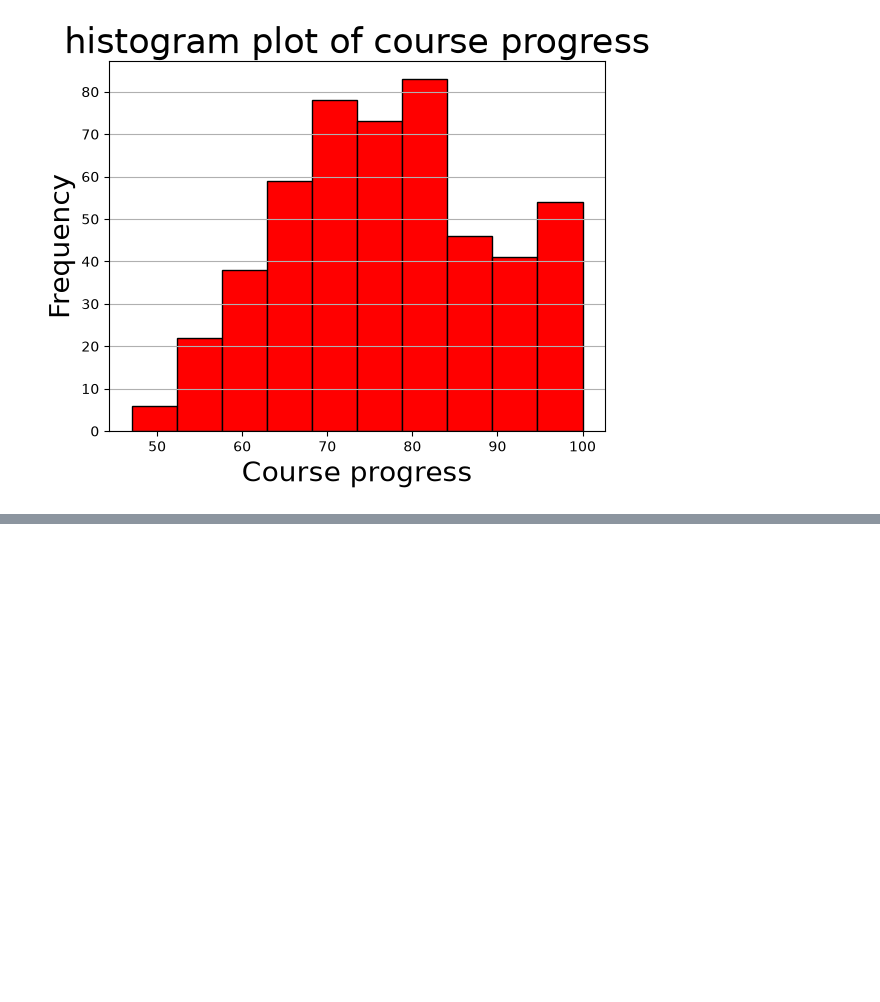
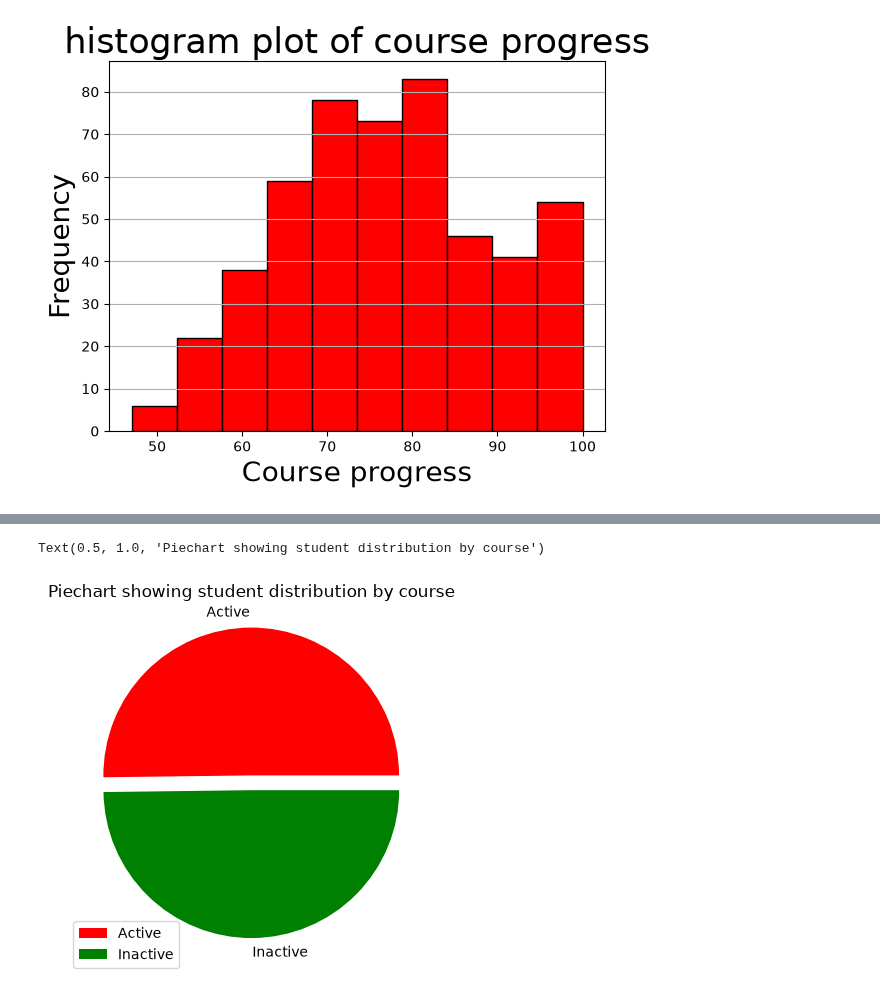
Before and after one commit to rabin-111/ai_learn_ai_udaan, a Jupyter notebook: week4/assignment/matplot_ALL.ipynb, the cells around one changed output, grey strips where cells are left out. Saved outputs shown, nothing was run; the diff lists cells and outputs as text; code cells hidden in the pictures; blank space fills up the shorter version.

```diff
--- a/week4/assignment/matplot_ALL.ipynb
+++ b/week4/assignment/matplot_ALL.ipynb
@@ -242,0 +270,9 @@ plt.grid(axis='y')
+# %%
+#5.4 student status distribution
+student=dd.groupby('StudentStatus')['StudentName'].count()
+plt.pie(student.values,labels=student.index,colors=['red','green','blue','black','purple','pink'],explode=[0.1,0])
+plt.legend()
+plt.title('Piechart showing student distribution by status')
+# %% [output]
+Text(0.5, 1.0, 'Piechart showing student distribution by course')
+[figure, added]
```
Also changed, not shown: parts of 17 cells of this notebook, 1 other file.
